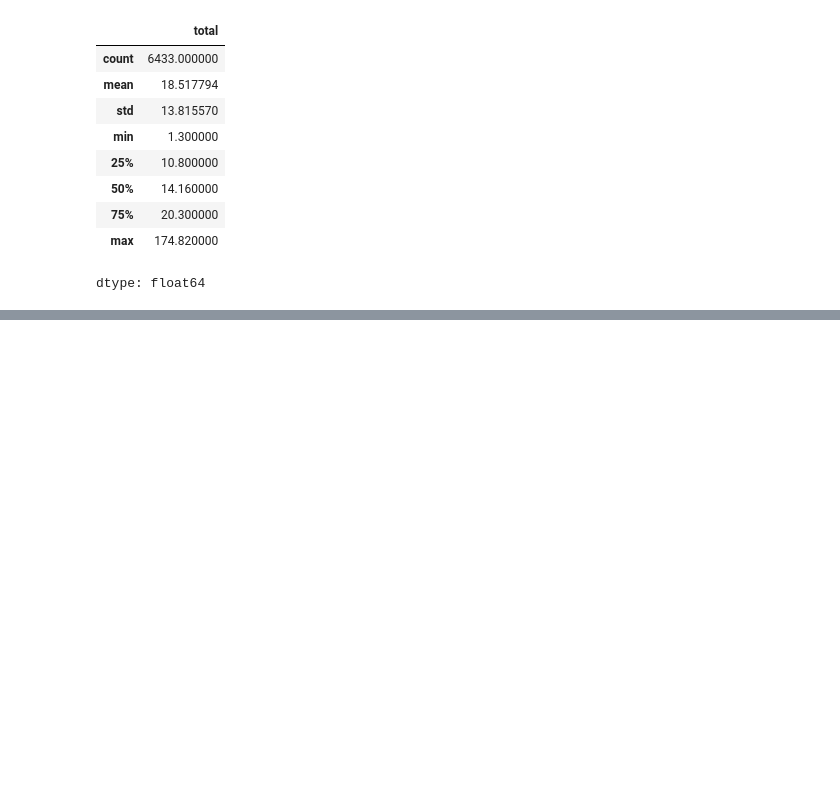
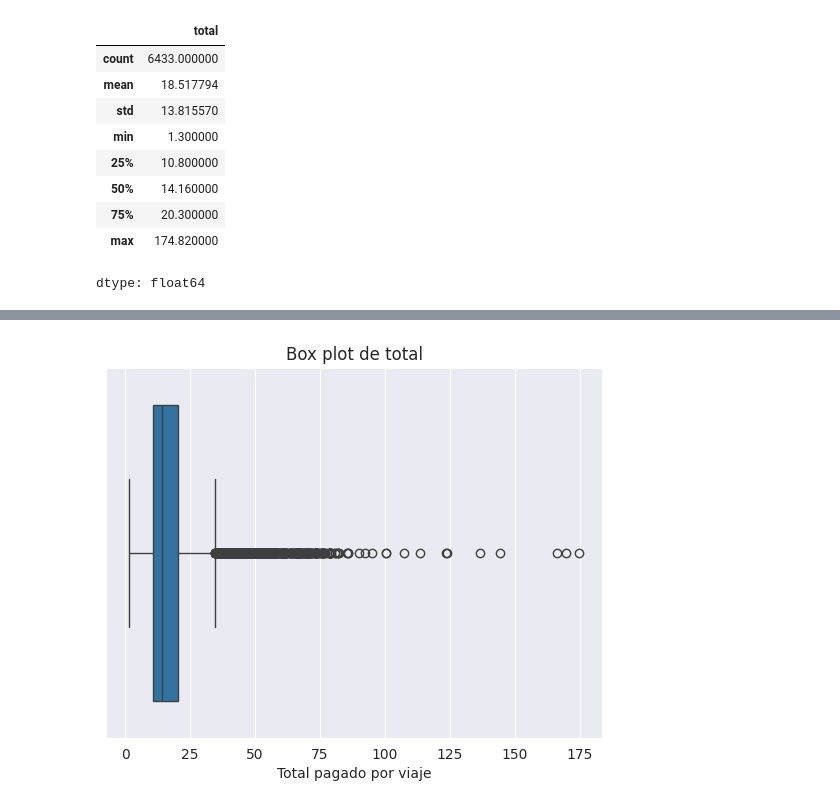
Before and after one commit to Sophia-vanegas/EDAsemillero, a Jupyter notebook: EDA_ejercicio_1.ipynb, the cells around one changed output, grey strips where cells are left out. Drawn from its saved outputs; the diff is of its cells as text; code cells hidden in the pictures; blank space fills up the shorter version.

```diff
--- a/EDA_ejercicio_1.ipynb
+++ b/EDA_ejercicio_1.ipynb
@@ -135,0 +152,11 @@ plt.show()
+# %%
+# Box plot
+
+g =  sns.boxplot(data =  taxis, x = 'total')
+
+# Agregar etiquetas
+g.set_title('Box plot de total')
+g.set_xlabel('Total pagado por viaje')
+plt.show()
+# %% [output]
+[figure, added]
```
Also changed, not shown: parts of 9 cells of this notebook.
